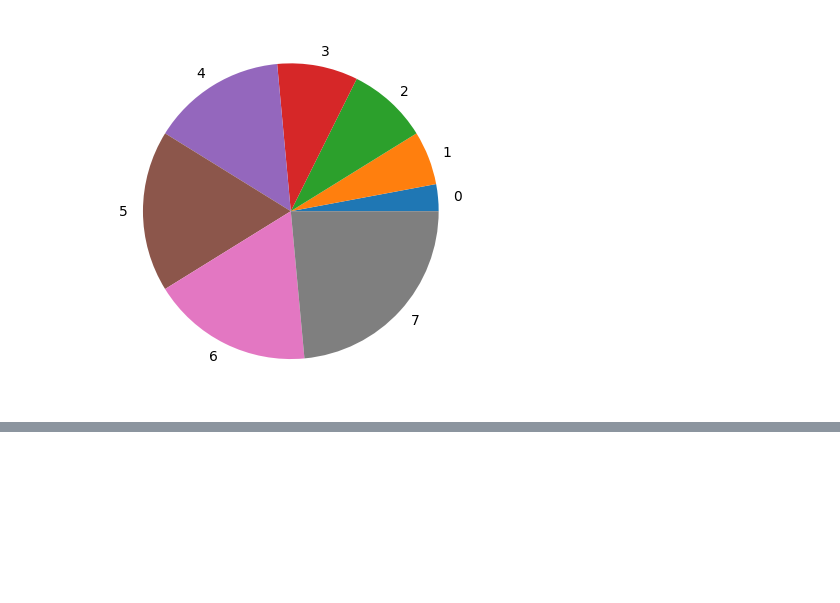
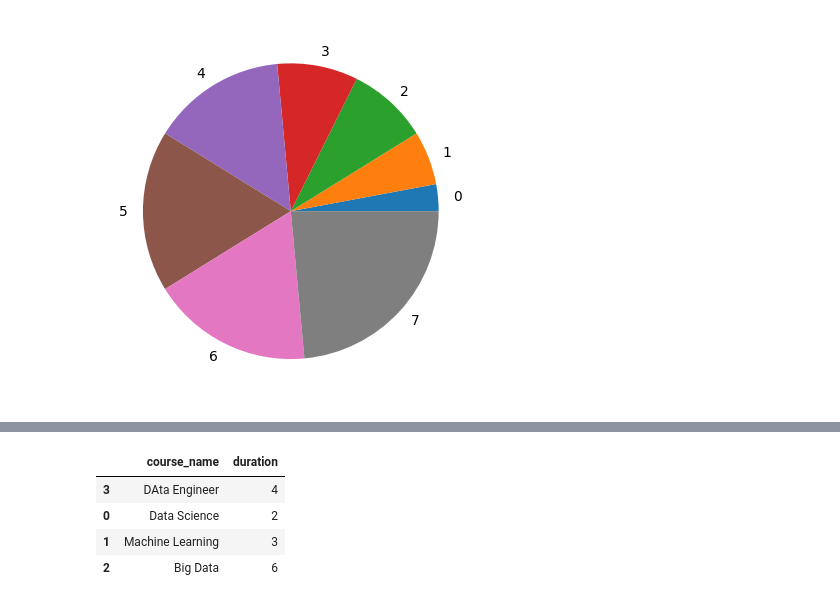
Before and after one commit to vcdhruv/Data-Science-, a Jupyter notebook: Pandas/advance_pandas_3.ipynb, the cells around one changed output, grey strips where cells are left out. Saved outputs shown, nothing was run; the diff lists cells and outputs as text; code cells hidden in the pictures; blank space fills up the shorter version.

```diff
--- a/Pandas/advance_pandas_3.ipynb
+++ b/Pandas/advance_pandas_3.ipynb
@@ -472,0 +492,12 @@ d.plot.pie()
+# %%
+reindex = [3,0,1,2]
+# %%
+new_df = df.reindex(reindex)
+# %%
+new_df
+# %% [output]
+|  | course_name | duration |
+| 3 | DAta Engineer | 4 |
+| 0 | Data Science | 2 |
+| 1 | Machine Learning | 3 |
+| 2 | Big Data | 6 |
```
Also changed, not shown: parts of 9 cells of this notebook, 1 other file.
